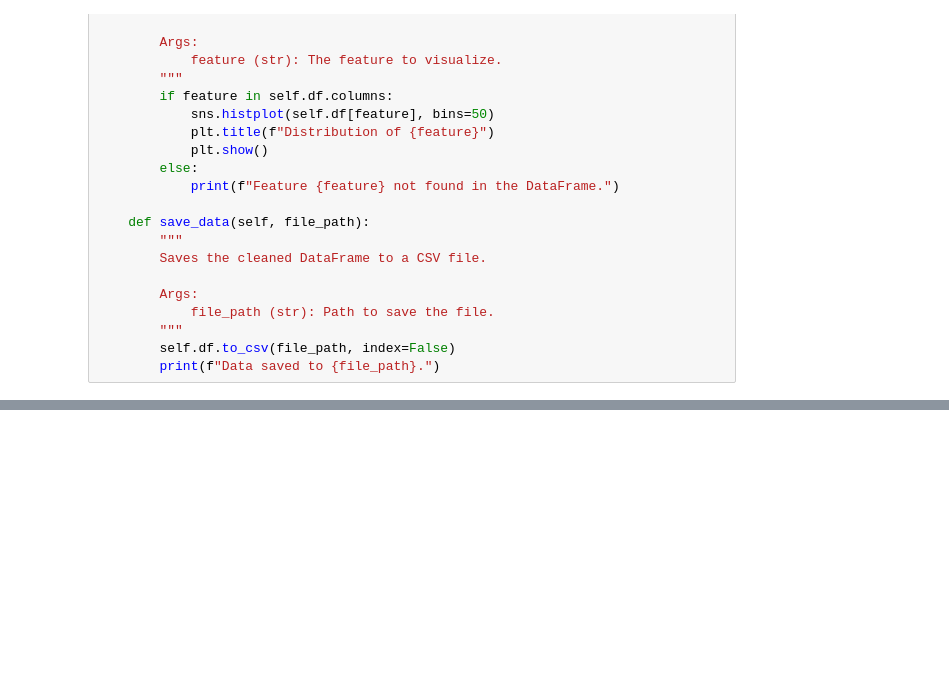
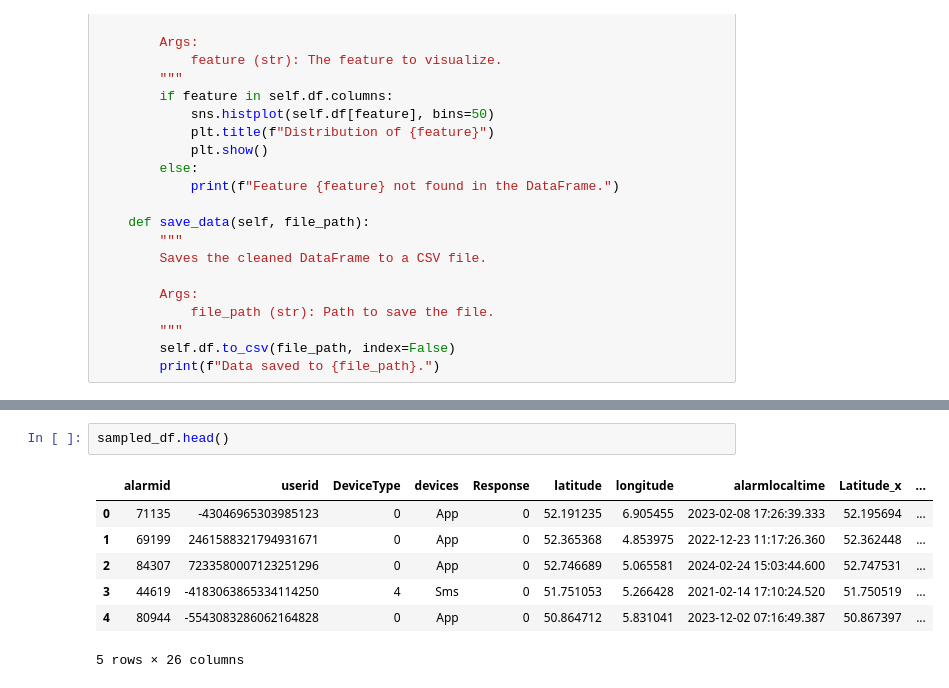
Before and after one commit to kayc0des/volunteer_reponse_eda, a Jupyter notebook: EDA.ipynb, the cells around one changed output, grey strips where cells are left out. Cells and saved outputs as stored; diff of their text form; blank space fills up the shorter version.

```diff
--- a/EDA.ipynb
+++ b/EDA.ipynb
@@ -485,0 +538,10 @@ Columns dropped: []
+# %%
+sampled_df.head()
+# %% [output]
+|  | alarmid | userid | DeviceType | devices | Response | latitude | longitude | alarmlocaltime | Latitude_x | ... |
+| 0 | 71135 | -43046965303985123 | 0 | App | 0 | 52.191235 | 6.905455 | 2023-02-08 17:26:39.333 | 52.195694 | ... |
+| 1 | 69199 | 2461588321794931671 | 0 | App | 0 | 52.365368 | 4.853975 | 2022-12-23 11:17:26.360 | 52.362448 | ... |
+| 2 | 84307 | 7233580007123251296 | 0 | App | 0 | 52.746689 | 5.065581 | 2024-02-24 15:03:44.600 | 52.747531 | ... |
+| 3 | 44619 | -4183063865334114250 | 4 | Sms | 0 | 51.751053 | 5.266428 | 2021-02-14 17:10:24.520 | 51.750519 | ... |
+| 4 | 80944 | -5543083286062164828 | 0 | App | 0 | 50.864712 | 5.831041 | 2023-12-02 07:16:49.387 | 50.867397 | ... |
+5 rows × 26 columns
```
Also changed, not shown: parts of 22 cells of this notebook, 3 other files.
